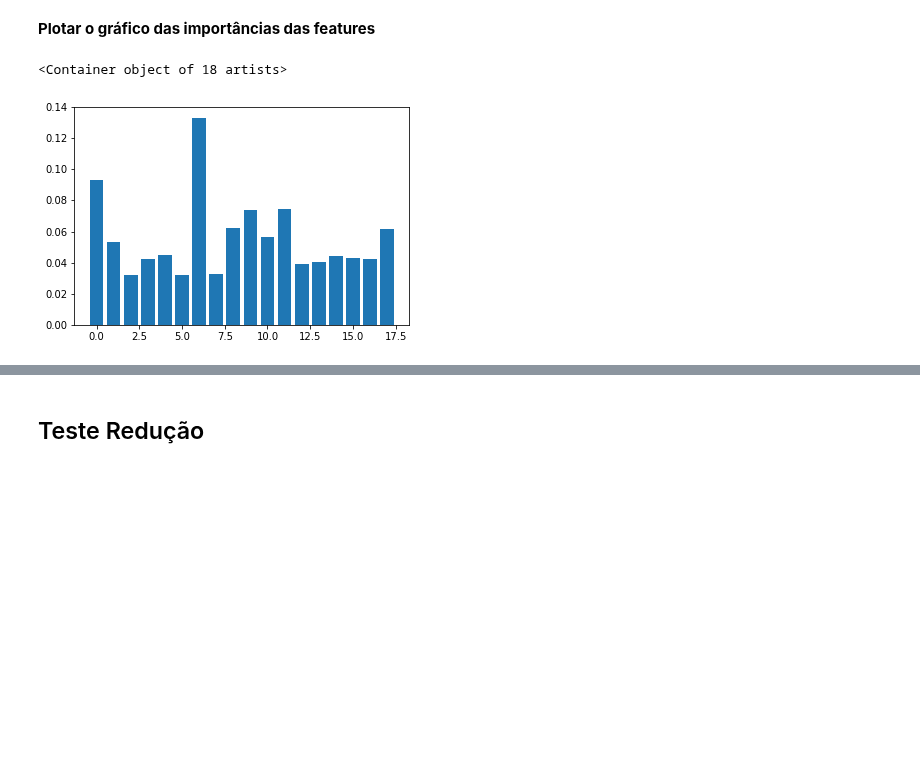
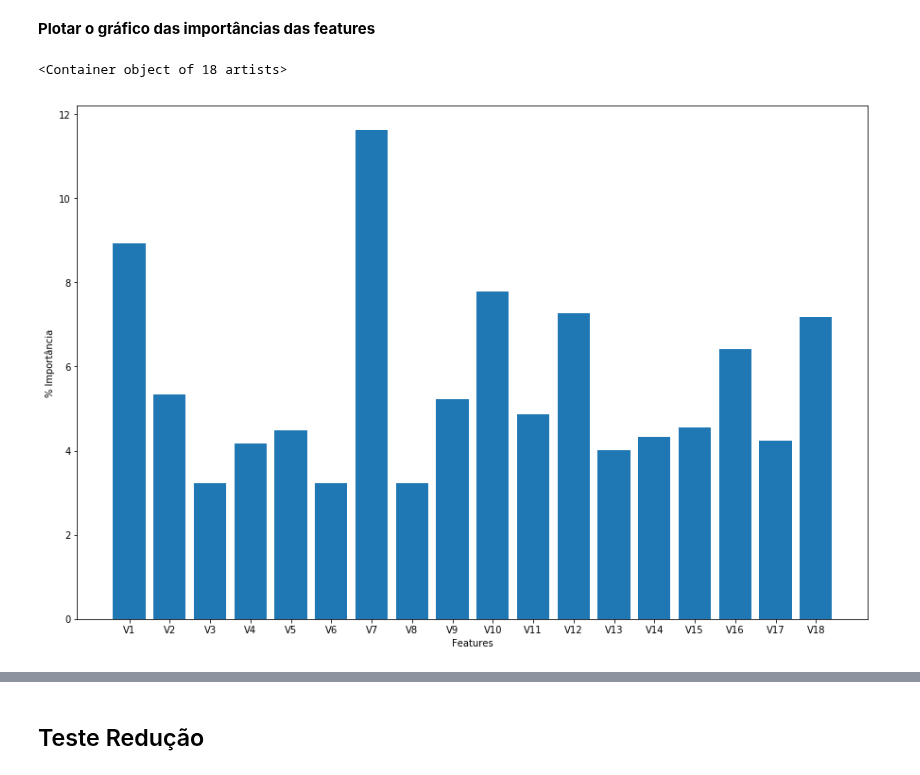
Before and after one commit to Machine-Learning-FGA/exotic-particles-problem, a Jupyter notebook: trabalho1_particulas.ipynb, the cells around one changed output, grey strips where cells are left out. Cells and saved outputs as stored; diff of their text form; code cells hidden in the pictures; blank space fills up the shorter version.

Commit message:
Improving feature importance bar plot visualization

```diff
--- a/trabalho1_particulas.ipynb
+++ b/trabalho1_particulas.ipynb
@@ -347,11 +347,11 @@ from sklearn.ensemble import ExtraTreesClassifier
 # %% [markdown]
 **Inicializando o método**
 # %%
-model = ExtraTreesClassifier()
+etc = ExtraTreesClassifier()
 # %% [markdown]
 **Construção da árvore a partir dos conjuntos de treinamento**
 # %%
-model.fit(X_train, y_train)
+etc.fit(X_train, y_train)
 # %% [output]
 ExtraTreesClassifier(bootstrap=False, class_weight=None, criterion='gini',
            max_depth=None, max_features='auto', max_leaf_nodes=None,
@@ -361,10 +361,15 @@ ExtraTreesClassifier(bootstrap=False, class_weight=None, criterion='gini',
            oob_score=False, random_state=None, verbose=0, warm_start=False)
 # %% [markdown]
 **Plotar o gráfico das importâncias das features**
-# %%
-plt.bar(range(18), model.feature_importances_)
-# %% [output]
-<Container object of 18 artists>
-[figure, removed]
+# %%
+features = ['V1', 'V2', 'V3', 'V4', 'V5', 'V6', 'V7', 'V8', 'V9', 'V10', 'V11', 'V12', 'V13', 'V14', 'V15', 'V16', 'V17', 'V18']
+plt.xticks(range(18), features)
+plt.xlabel('Features')
+plt.ylabel('% Importância')
+plt.rcParams['figure.figsize'] = (7.5, 5)
+plt.bar(range(18), 100 * etc.feature_importances_)
+# %% [output]
+<Container object of 18 artists>
+[figure, added]
 # %%
 del dataset
```
Also changed, not shown: parts of 5 cells of this notebook.
